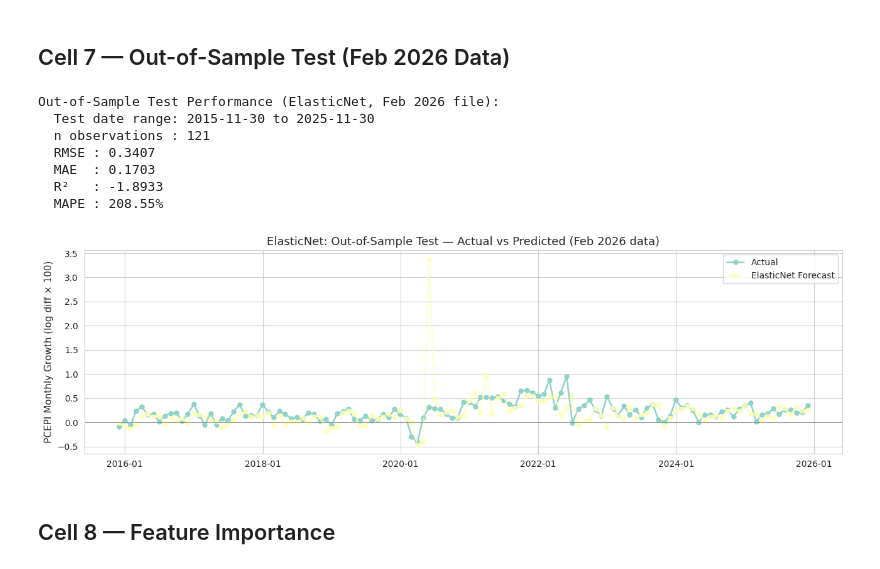
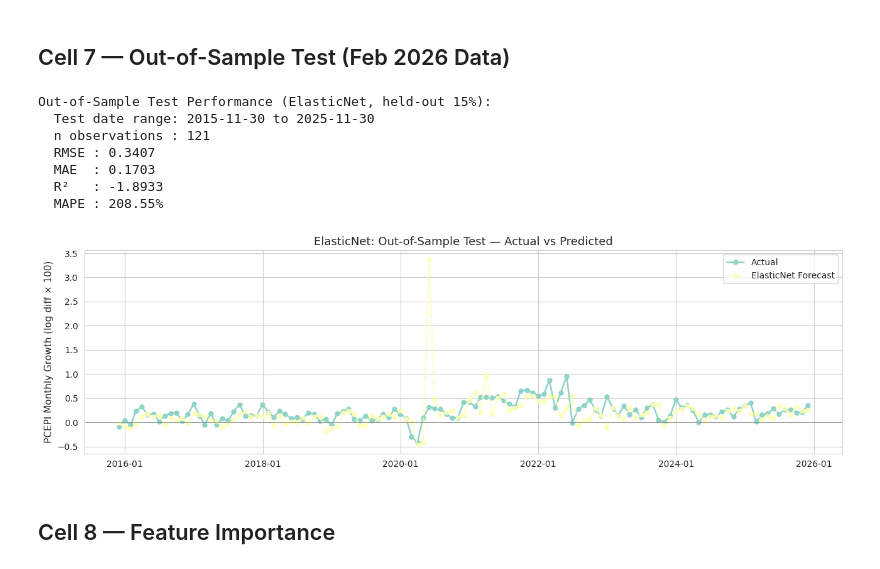
Before and after one commit to Holmes-rgb/Macro-Econ-ML, a Jupyter notebook: notebooks/inflation_forecasting.ipynb, the cells around one changed output. Saved outputs shown, nothing was run; the diff lists cells and outputs as text; code cells hidden in the pictures.

```diff
--- a/notebooks/inflation_forecasting.ipynb
+++ b/notebooks/inflation_forecasting.ipynb
@@ -361,42 +361,40 @@ Best model by RMSE: elasticnet
 # %%
 if len(X_test) == 0:
     print("WARNING: No out-of-sample test observations available.")
-    print("The Feb 2026 test file may not extend beyond the training vintage end date.")
-    print("Verify that data/2026-02-md.csv contains observations after the training end date.")
 else:
     # Align test features to training feature set
     test_cols = [c for c in feature_names if c in X_test.columns]
     X_test_aligned = X_test[test_cols]
 
     test_metrics, y_test_pred = elasticnet.evaluate(X_test_aligned, y_test)
 
-    print(f"Out-of-Sample Test Performance (ElasticNet, Feb 2026 file):")
+    print(f"Out-of-Sample Test Performance (ElasticNet, held-out 15%):")
     print(f"  Test date range: {X_test.index.min().date()} to {X_test.index.max().date()}")
     print(f"  n observations : {len(X_test)}")
     print(f"  RMSE : {test_metrics['rmse']:.4f}")
     print(f"  MAE  : {test_metrics['mae']:.4f}")
     print(f"  R²   : {test_metrics['r2']:.4f}")
     print(f"  MAPE : {test_metrics['mape']:.2f}%")
 
     fig, ax = plt.subplots(figsize=(13, 4))
     ax.plot(y_test.index, y_test.values, 'o-', label='Actual', linewidth=1.8, markersize=5)
     ax.plot(y_test.index, y_test_pred, 's--', label='ElasticNet Forecast', linewidth=1.8, alpha=0.8, markersize=5)
     ax.axhline(0, color='grey', linewidth=0.5)
-    ax.set_title('ElasticNet: Out-of-Sample Test — Actual vs Predicted (Feb 2026 data)')
+    ax.set_title('ElasticNet: Out-of-Sample Test — Actual vs Predicted')
     ax.set_ylabel('PCEPI Monthly Growth (log diff × 100)')
     ax.legend()
     ax.xaxis.set_major_formatter(mdates.DateFormatter('%Y-%m'))
     fig.tight_layout()
     plt.show()
 # %% [output]
-Out-of-Sample Test Performance (ElasticNet, Feb 2026 file):
+Out-of-Sample Test Performance (ElasticNet, held-out 15%):
   Test date range: 2015-11-30 to 2025-11-30
   n observations : 121
   RMSE : 0.3407
   MAE  : 0.1703
   R²   : -1.8933
   MAPE : 208.55%
-[figure, old version]
+[figure, new version]
 # %% [markdown]
 ## Cell 8 — Feature Importance
 # %%
```
Also changed, not shown: parts of 1 cell of this notebook.
